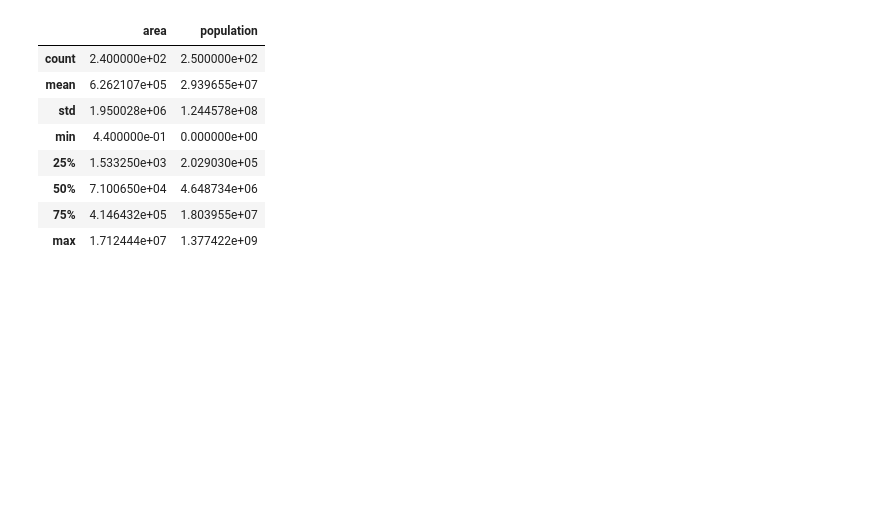
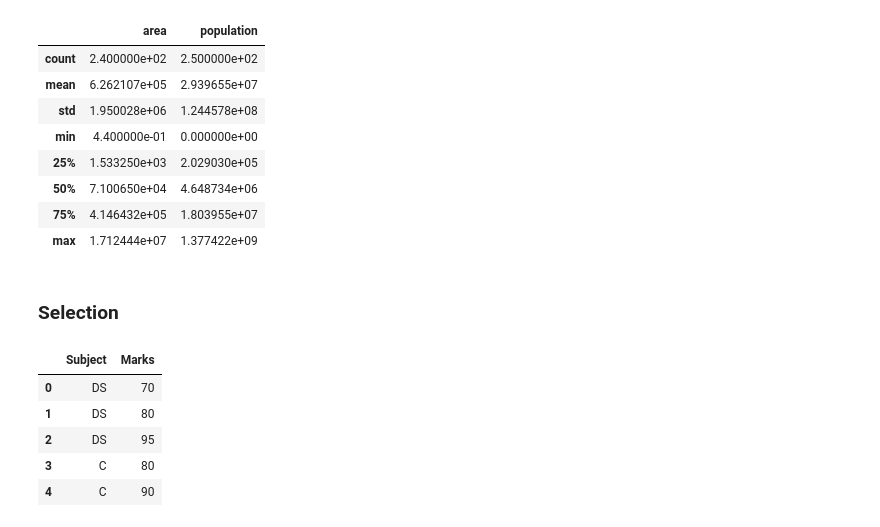
Before and after one commit to srikanth-neelam/DS_21_MAR_2019, a Jupyter notebook: PandasDemo.ipynb, the cells around one changed output. Saved outputs shown, nothing was run; the diff lists cells and outputs as text; code cells hidden in the pictures; blank space fills up the shorter version.

```diff
--- a/PandasDemo.ipynb
+++ b/PandasDemo.ipynb
@@ -356,3 +356,14 @@ cdf[ ['area','population']].describe()
 | 50% | 7.100650e+04 | 4.648734e+06 |
 | 75% | 4.146432e+05 | 1.803955e+07 |
 | max | 1.712444e+07 | 1.377422e+09 |
+# %% [markdown]
+### Selection
+# %%
+marks.loc[:4, ['Subject','Marks']]
+# %% [output]
+|  | Subject | Marks |
+| 0 | DS | 70 |
+| 1 | DS | 80 |
+| 2 | DS | 95 |
+| 3 | C | 80 |
+| 4 | C | 90 |
```
Also changed, not shown: parts of 16 cells of this notebook, 2 other files.
